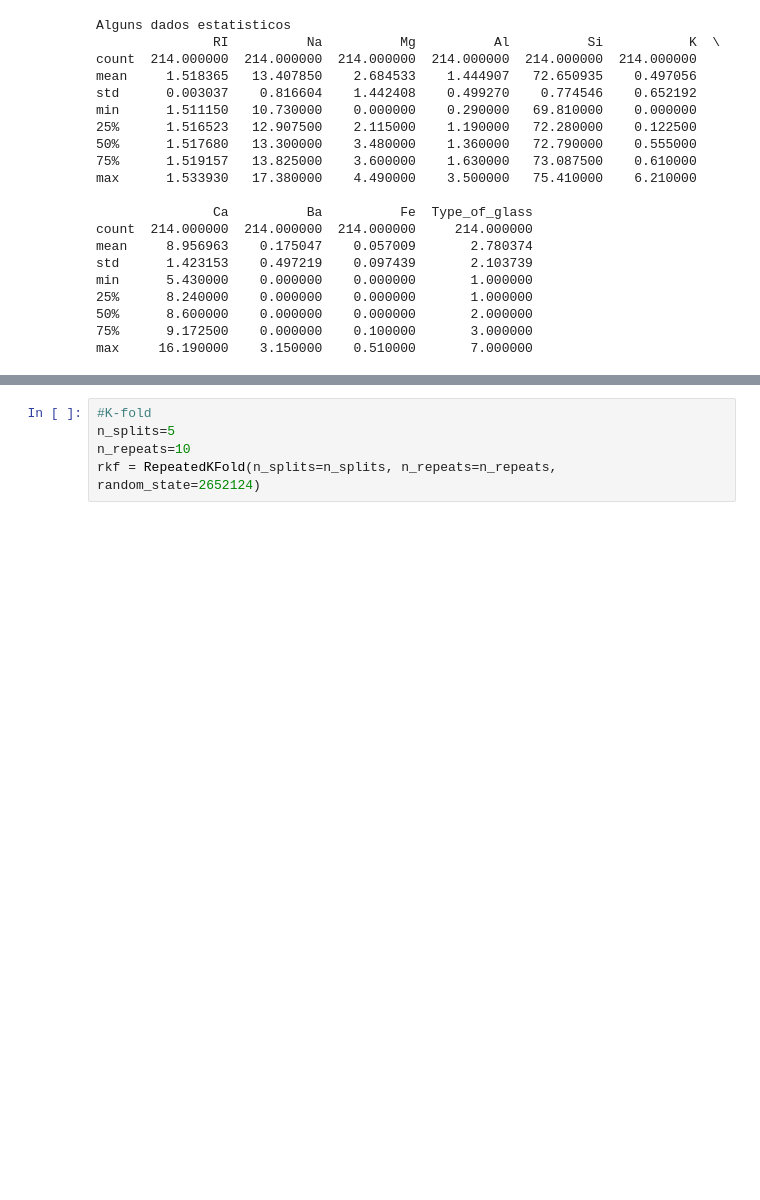
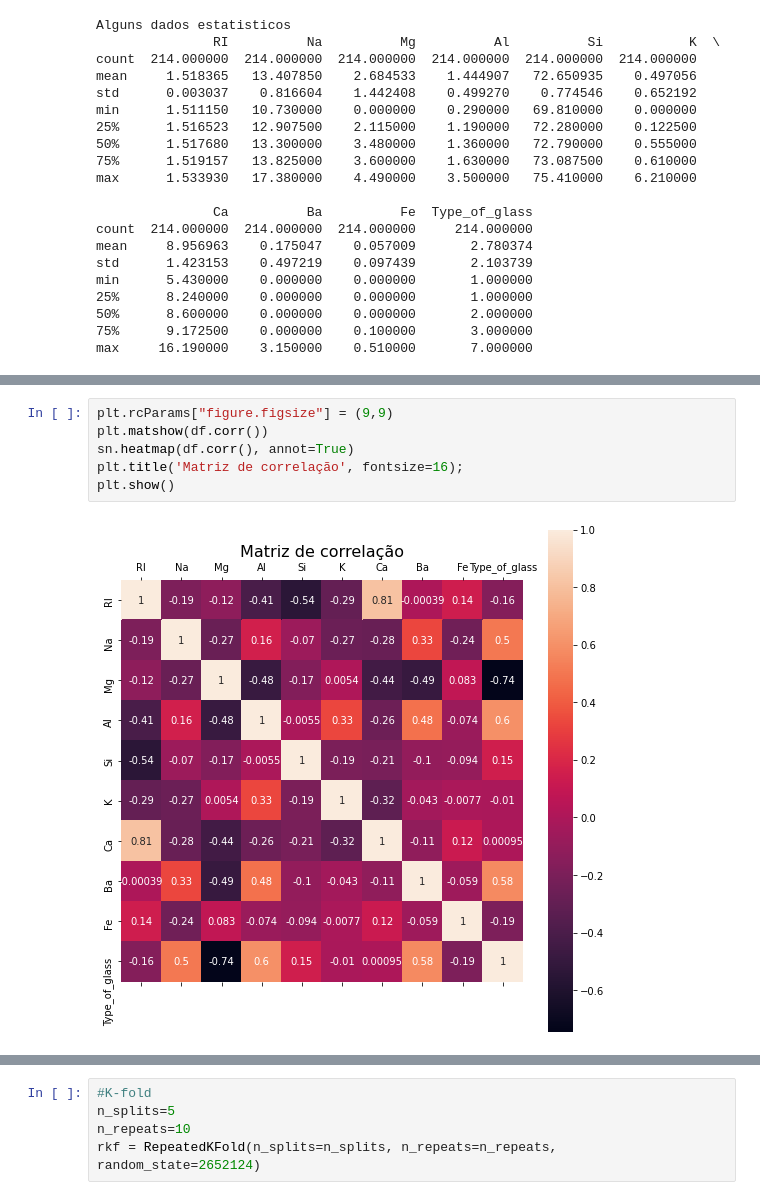
Before and after one commit to HeriklesVinicyus/Missao-05-SVM, a Jupyter notebook: Missao_05_svm.ipynb, the cells around one changed output, grey strips where cells are left out. Cells and saved outputs as stored; diff of their text form; blank space fills up the shorter version.

```diff
--- a/Missao_05_svm.ipynb
+++ b/Missao_05_svm.ipynb
@@ -80 +145,9 @@ max     16.190000    3.150000    0.510000       7.000000
+# %%
+plt.rcParams["figure.figsize"] = (9,9)
+plt.matshow(df.corr())
+sn.heatmap(df.corr(), annot=True)
+plt.title('Matriz de correlação', fontsize=16);
+plt.show()
+# %% [output]
+[figure, added]
 # %%
```
Also changed, not shown: parts of 55 cells of this notebook.
